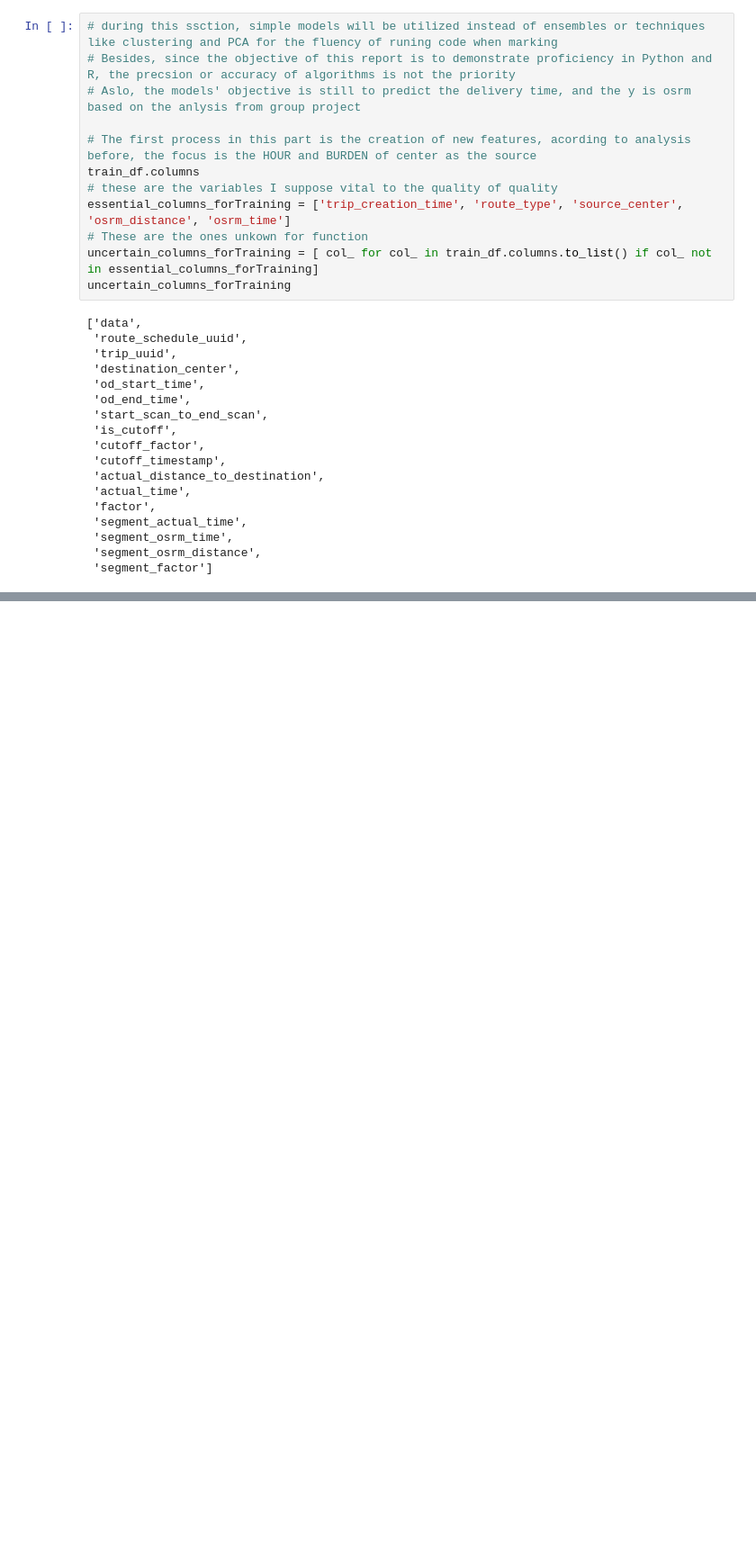
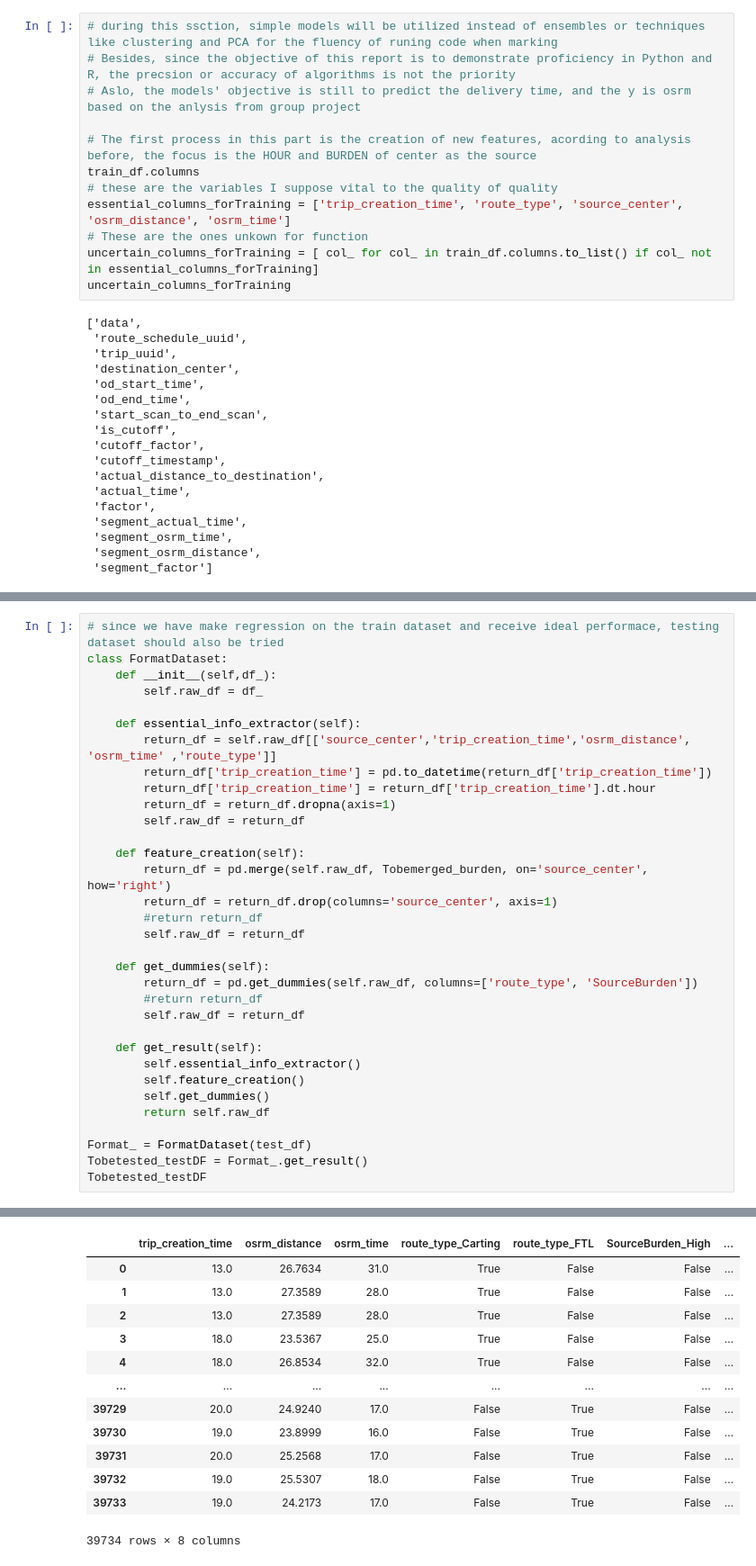
Before and after one commit to qweqwedfa/ProgrammingIndividual, a Jupyter notebook: Improvement_with_python.ipynb, the cells around one changed output, grey strips where cells are left out. Shown at 90% size. Cells and saved outputs as stored; diff of their text form; blank space fills up the shorter version.

```diff
--- a/Improvement_with_python.ipynb
+++ b/Improvement_with_python.ipynb
@@ -710,0 +869,34 @@ uncertain_columns_forTraining
+# %%
+# since we have make regression on the train dataset and receive ideal performace, testing dataset should also be tried
+class FormatDataset:
+    def __init__(self,df_):
+        self.raw_df = df_
+
+    def essential_info_extractor(self):
+        return_df = self.raw_df[['source_center','trip_creation_time','osrm_distance', 'osrm_time' ,'route_type']]
+        return_df['trip_creation_time'] = pd.to_datetime(return_df['trip_creation_time'])
+        return_df['trip_creation_time'] = return_df['trip_creation_time'].dt.hour
+        return_df = return_df.dropna(axis=1)
+        self.raw_df = return_df
+
+    def feature_creation(self):
+        return_df = pd.merge(self.raw_df, Tobemerged_burden, on='source_center', how='right')
+        return_df = return_df.drop(columns='source_center', axis=1)
+        #return return_df
+        self.raw_df = return_df
+
+    def get_dummies(self):
+        return_df = pd.get_dummies(self.raw_df, columns=['route_type', 'SourceBurden'])
+        #return return_df
+        self.raw_df = return_df
+
+    def get_result(self):
+        self.essential_info_extractor()
+        self.feature_creation()
+        self.get_dummies()
+        return self.raw_df
+
+Format_ = FormatDataset(test_df)
+Tobetested_testDF = Format_.get_result()
+Tobetested_testDF
+# %% [output]
@@ -710,0 +914,13 @@ uncertain_columns_forTraining
+|  | trip_creation_time | osrm_distance | osrm_time | route_type_Carting | route_type_FTL | SourceBurden_High | ... |
+| 0 | 13.0 | 26.7634 | 31.0 | True | False | False | ... |
+| 1 | 13.0 | 27.3589 | 28.0 | True | False | False | ... |
+| 2 | 13.0 | 27.3589 | 28.0 | True | False | False | ... |
+| 3 | 18.0 | 23.5367 | 25.0 | True | False | False | ... |
+| 4 | 18.0 | 26.8534 | 32.0 | True | False | False | ... |
+| ... | ... | ... | ... | ... | ... | ... | ... |
+| 39729 | 20.0 | 24.9240 | 17.0 | False | True | False | ... |
+| 39730 | 19.0 | 23.8999 | 16.0 | False | True | False | ... |
+| 39731 | 20.0 | 25.2568 | 17.0 | False | True | False | ... |
+| 39732 | 19.0 | 25.5307 | 18.0 | False | True | False | ... |
+| 39733 | 19.0 | 24.2173 | 17.0 | False | True | False | ... |
+39734 rows × 8 columns
```
Also changed, not shown: parts of 14 cells of this notebook.
